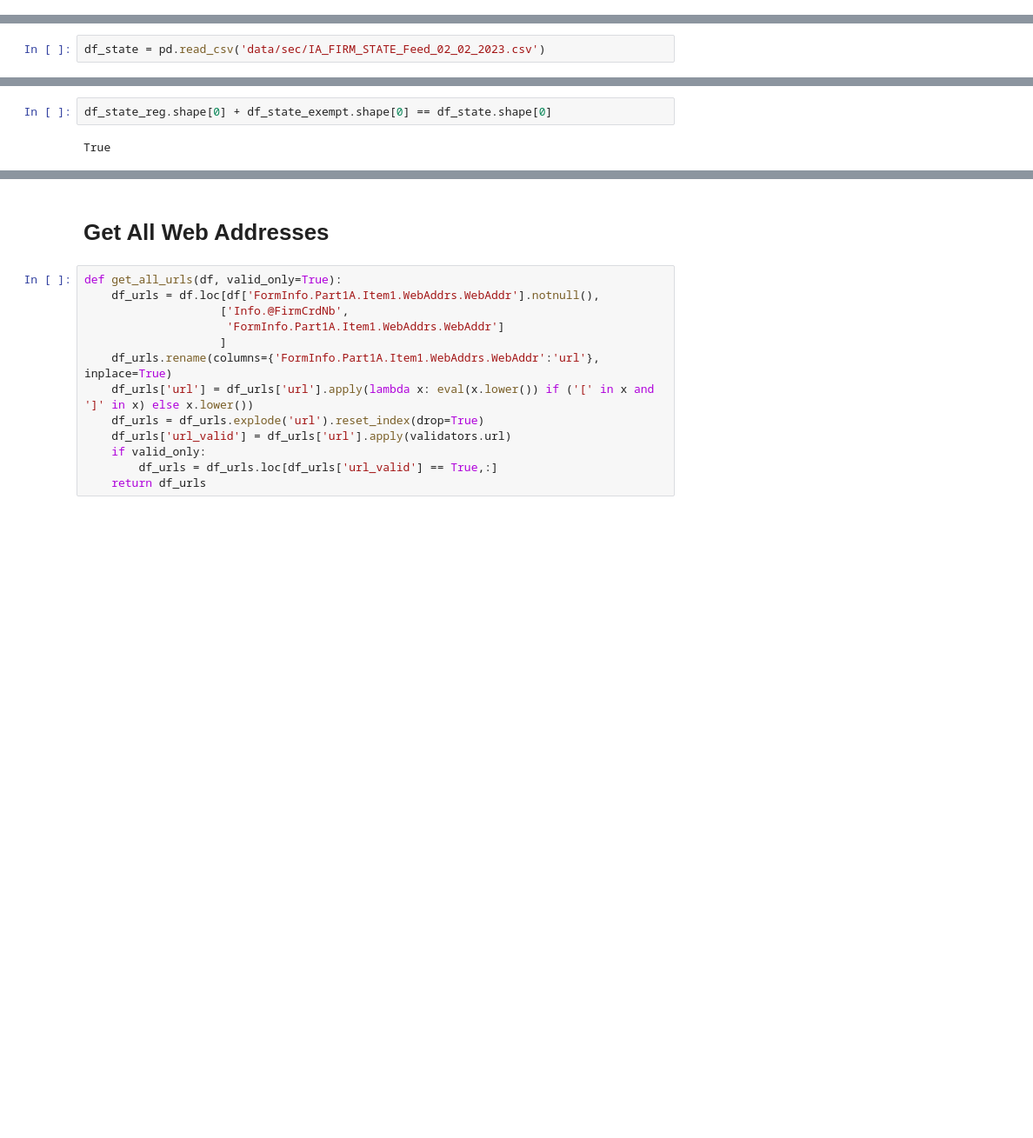
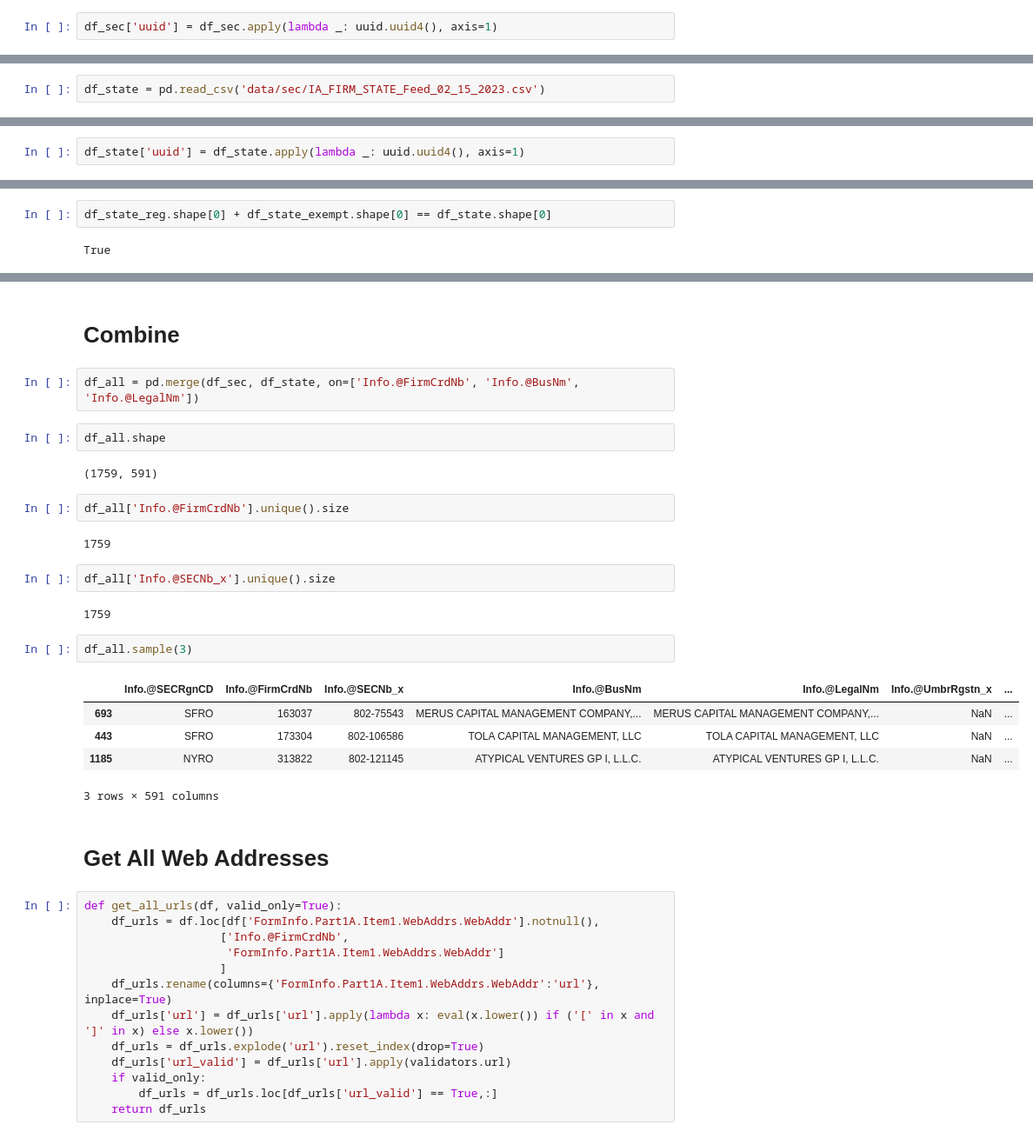
Before and after one commit to austinpracticaldatascience/RIA_websites, a Jupyter notebook: EDA.ipynb, the cells around one changed output, grey strips where cells are left out. Shown: that part at 87% size. Drawn from its saved outputs; the diff is of its cells as text; blank space fills up the shorter version.

```diff
--- a/EDA.ipynb
+++ b/EDA.ipynb
@@ -16,0 +18,2 @@ df_sec = pd.read_csv('data/sec/IA_FIRM_SEC_Feed_02_02_2023.csv')
+# %%
+df_sec['uuid'] = df_sec.apply(lambda _: uuid.uuid4(), axis=1)
@@ -68,7 +117,7 @@ df_sec_robo.shape[0]
 # %% [markdown]
 ## State-Registered Advisers
 # %%
-df_state = pd.read_csv('data/sec/IA_FIRM_STATE_Feed_02_02_2023.csv')
+df_state = pd.read_csv('data/sec/IA_FIRM_STATE_Feed_02_15_2023.csv')
 # %%
 sorted(df_state.columns.to_list())
 # %% [output]
@@ -89,3 +138,5 @@ sorted(df_state.columns.to_list())
  'StateRgstn.Rgltrs.Rgltr.@Cd',
  'StateRgstn.Rgltrs.Rgltr.@Dt',
  'StateRgstn.Rgltrs.Rgltr.@St']
+# %%
+df_state['uuid'] = df_state.apply(lambda _: uuid.uuid4(), axis=1)
@@ -111,3 +210,27 @@ True
+# %% [markdown]
+# Combine
+# %%
+df_all = pd.merge(df_sec, df_state, on=['Info.@FirmCrdNb', 'Info.@BusNm', 'Info.@LegalNm'])
+# %%
+df_all.shape
+# %% [output]
+(1759, 591)
+# %%
+df_all['Info.@FirmCrdNb'].unique().size
+# %% [output]
+1759
+# %%
+df_all['Info.@SECNb_x'].unique().size
+# %% [output]
+1759
+# %%
+df_all.sample(3)
+# %% [output]
+|  | Info.@SECRgnCD | Info.@FirmCrdNb | Info.@SECNb_x | Info.@BusNm | Info.@LegalNm | Info.@UmbrRgstn_x | ... |
+| 693 | SFRO | 163037 | 802-75543 | MERUS CAPITAL MANAGEMENT COMPANY,... | MERUS CAPITAL MANAGEMENT COMPANY,... | NaN | ... |
+| 443 | SFRO | 173304 | 802-106586 | TOLA CAPITAL MANAGEMENT, LLC | TOLA CAPITAL MANAGEMENT, LLC | NaN | ... |
+| 1185 | NYRO | 313822 | 802-121145 | ATYPICAL VENTURES GP I, L.L.C. | ATYPICAL VENTURES GP I, L.L.C. | NaN | ... |
+3 rows × 591 columns
 # %% [markdown]
 # Get All Web Addresses
 # %%
```
Also changed, not shown: parts of 20 cells of this notebook.
